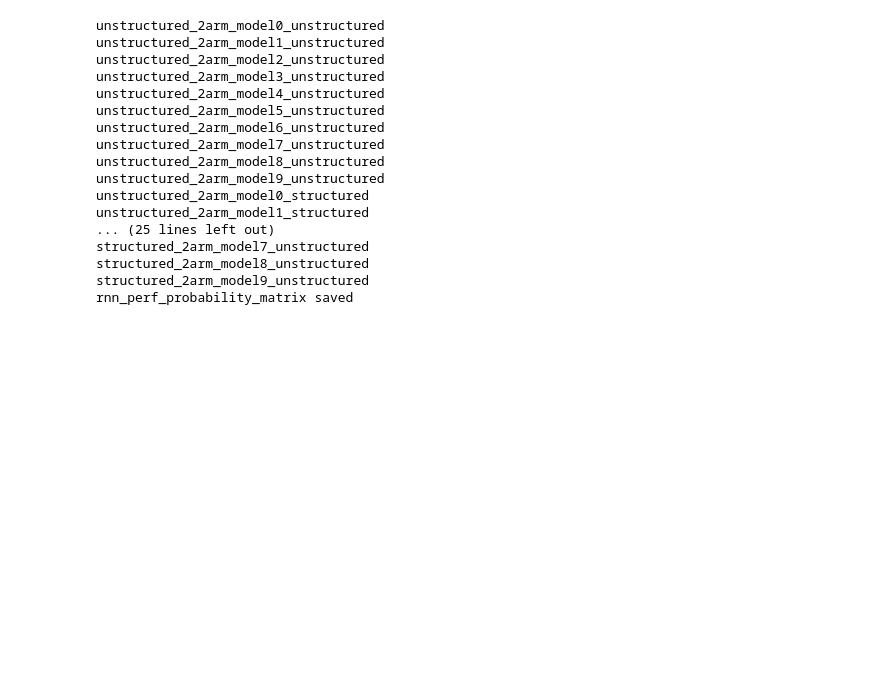
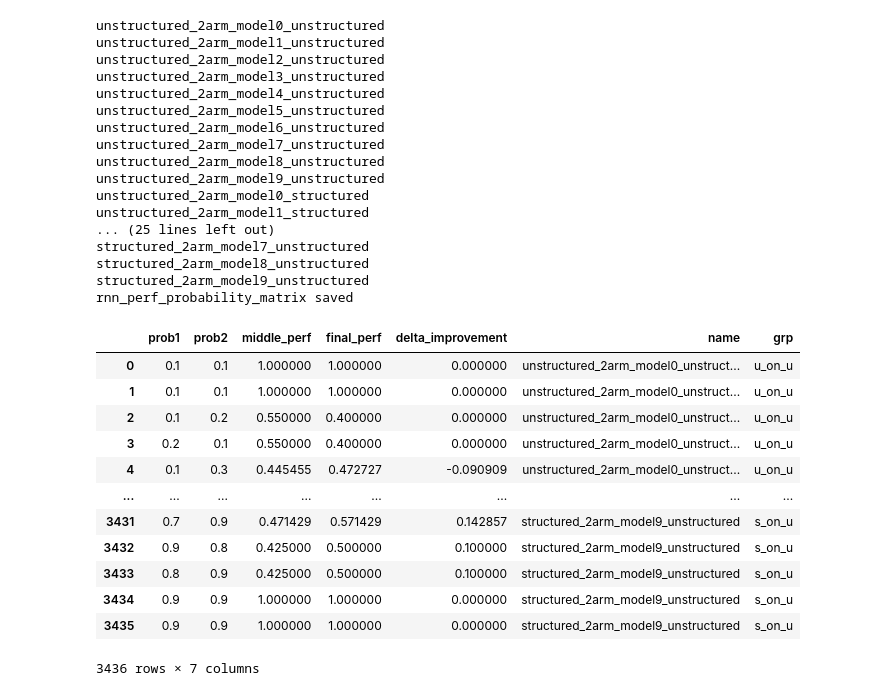
Before and after one commit to bapungiri/py_adlab_bg, a Jupyter notebook: mab_rnn1.ipynb, the cells around one changed output. Drawn from its saved outputs; the diff is of its cells as text; code cells hidden in the pictures; blank space fills up the shorter version.

```diff
--- a/mab_rnn1.ipynb
+++ b/mab_rnn1.ipynb
@@ -5,12 +5,7 @@ import numpy as np
 import pandas as pd
 import mab_subjects
 
-exps = (
-    mab_subjects.rnn_u_on_u
-    + mab_subjects.rnn_u_on_s
-    + mab_subjects.rnn_s_on_s
-    + mab_subjects.rnn_s_on_u
-)
+exps = mab_subjects.rnn_exps1
 
 perf_df = []
 
@@ -31,4 +26,4 @@ for i, exp in enumerate(exps):
     perf_df.append(df)
 
 perf_df = pd.concat(perf_df, ignore_index=True)
-# mab_subjects.GroupData().save(perf_df, "rnn_perf")
+mab_subjects.GroupData().save(perf_df, "rnn_perf")
@@ -57,13 +57,7 @@ ax.set_ylabel("Pr (High)")
 from banditpy.analyses import SwitchProb2Arm
 import pandas as pd
 
-exps = (
-    mab_subjects.rnn_u_on_u
-    + mab_subjects.rnn_u_on_s
-    + mab_subjects.rnn_s_on_s
-    + mab_subjects.rnn_s_on_u
-)
-
+exps = mab_subjects.rnn_exps1
 sp_df = []
 
 for i, exp in enumerate(exps):
@@ -122,12 +120,7 @@ import pandas as pd
 from banditpy.analyses import SwitchProb2Arm
 import pandas as pd
 
-exps = (
-    mab_subjects.rnn_u_on_u
-    + mab_subjects.rnn_u_on_s
-    + mab_subjects.rnn_s_on_s
-    + mab_subjects.rnn_s_on_u
-)
+exps = mab_subjects.rnn_exps1
 
 sp_df = []
 
@@ -180,7 +175,7 @@ import pandas as pd
 import mab_subjects
 from scipy.ndimage import gaussian_filter1d
 
-exps = mab_subjects.rnn_exps
+exps = mab_subjects.rnn_exps1
 
 prob_perf_df = []
 
@@ -192,12 +187,15 @@ for i, exp in enumerate(exps):
 
     arr = []
     for prob in probs:
-        prob_perf = task.filter_by_probs(prob).get_optimal_choice_probability()
-        delta_improvement = np.mean(prob_perf[-3:]) - np.mean(prob_perf[:3])
-        final_perf = np.mean(prob_perf[-3:])
+        prob = np.round(prob, 1)
+        probs_new = np.array([prob, prob[::-1]])
+        prob_perf = task.filter_by_probs(probs_new).get_optimal_choice_probability()
+        delta_improvement = np.mean(prob_perf[-5:]) - np.mean(prob_perf[:5])
+        final_perf = np.mean(prob_perf[-5:])
         middle_perf = np.mean(prob_perf[50:60])
         # prob_perf = gaussian_filter1d(prob_perf, sigma=2)
         arr.append([prob[0], prob[1], middle_perf, final_perf, delta_improvement])
+        arr.append([prob[1], prob[0], middle_perf, final_perf, delta_improvement])
 
     df = pd.DataFrame(
         np.array(arr),
@@ -228,6 +226,22 @@ structured_2arm_model7_unstructured
 structured_2arm_model8_unstructured
 structured_2arm_model9_unstructured
 rnn_perf_probability_matrix saved
+# %%
+prob_perf_df
+# %% [output]
+|  | prob1 | prob2 | middle_perf | final_perf | delta_improvement | name | grp |
+| 0 | 0.1 | 0.1 | 1.000000 | 1.000000 | 0.000000 | unstructured_2arm_model0_unstruct... | u_on_u |
+| 1 | 0.1 | 0.1 | 1.000000 | 1.000000 | 0.000000 | unstructured_2arm_model0_unstruct... | u_on_u |
+| 2 | 0.1 | 0.2 | 0.550000 | 0.400000 | 0.000000 | unstructured_2arm_model0_unstruct... | u_on_u |
+| 3 | 0.2 | 0.1 | 0.550000 | 0.400000 | 0.000000 | unstructured_2arm_model0_unstruct... | u_on_u |
+| 4 | 0.1 | 0.3 | 0.445455 | 0.472727 | -0.090909 | unstructured_2arm_model0_unstruct... | u_on_u |
+| ... | ... | ... | ... | ... | ... | ... | ... |
+| 3431 | 0.7 | 0.9 | 0.471429 | 0.571429 | 0.142857 | structured_2arm_model9_unstructured | s_on_u |
+| 3432 | 0.9 | 0.8 | 0.425000 | 0.500000 | 0.100000 | structured_2arm_model9_unstructured | s_on_u |
+| 3433 | 0.8 | 0.9 | 0.425000 | 0.500000 | 0.100000 | structured_2arm_model9_unstructured | s_on_u |
+| 3434 | 0.9 | 0.9 | 1.000000 | 1.000000 | 0.000000 | structured_2arm_model9_unstructured | s_on_u |
+| 3435 | 0.9 | 0.9 | 1.000000 | 1.000000 | 0.000000 | structured_2arm_model9_unstructured | s_on_u |
+3436 rows × 7 columns
 # %%
 import matplotlib.pyplot as plt
 from neuropy.plotting import Fig
```
Also changed, not shown: parts of 10 cells of this notebook.
